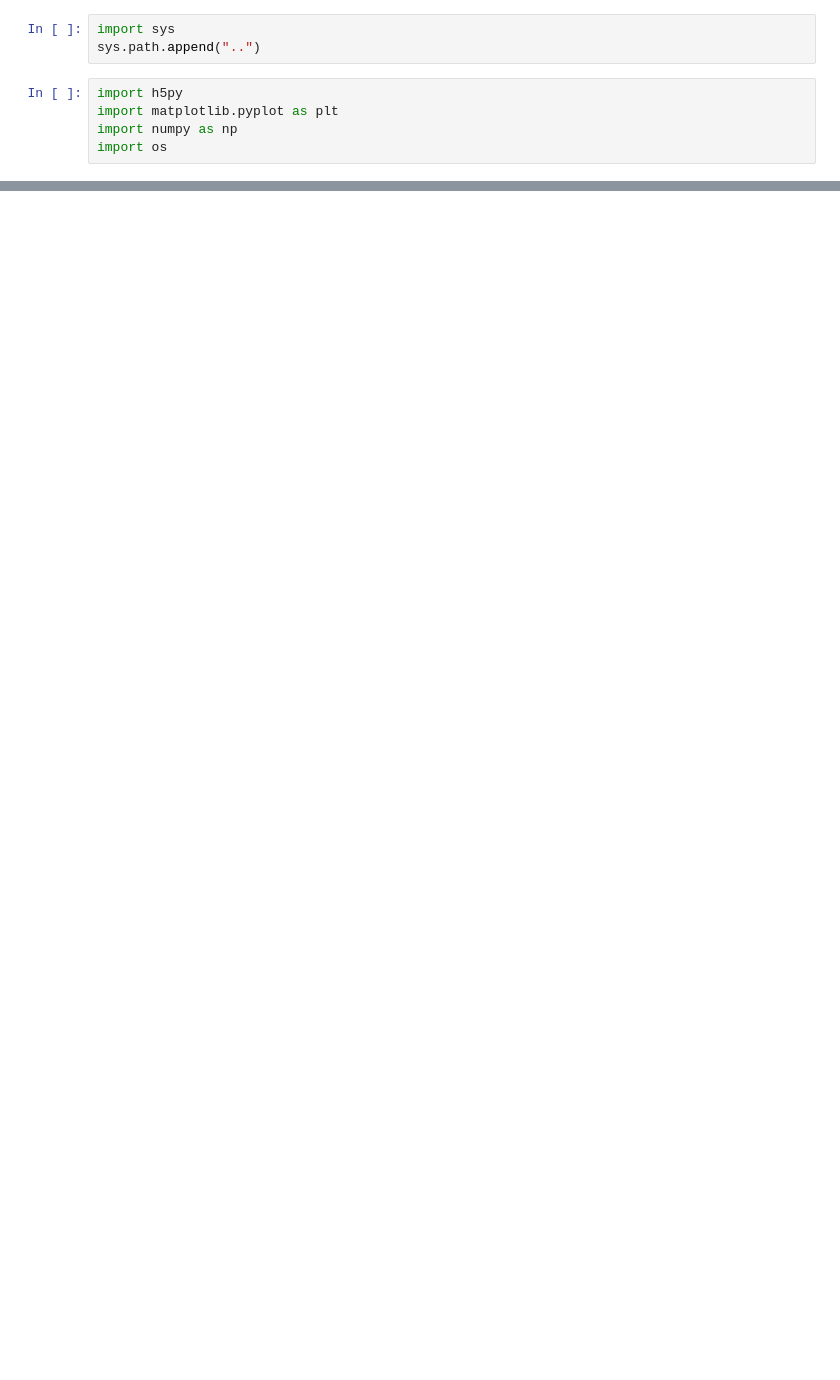
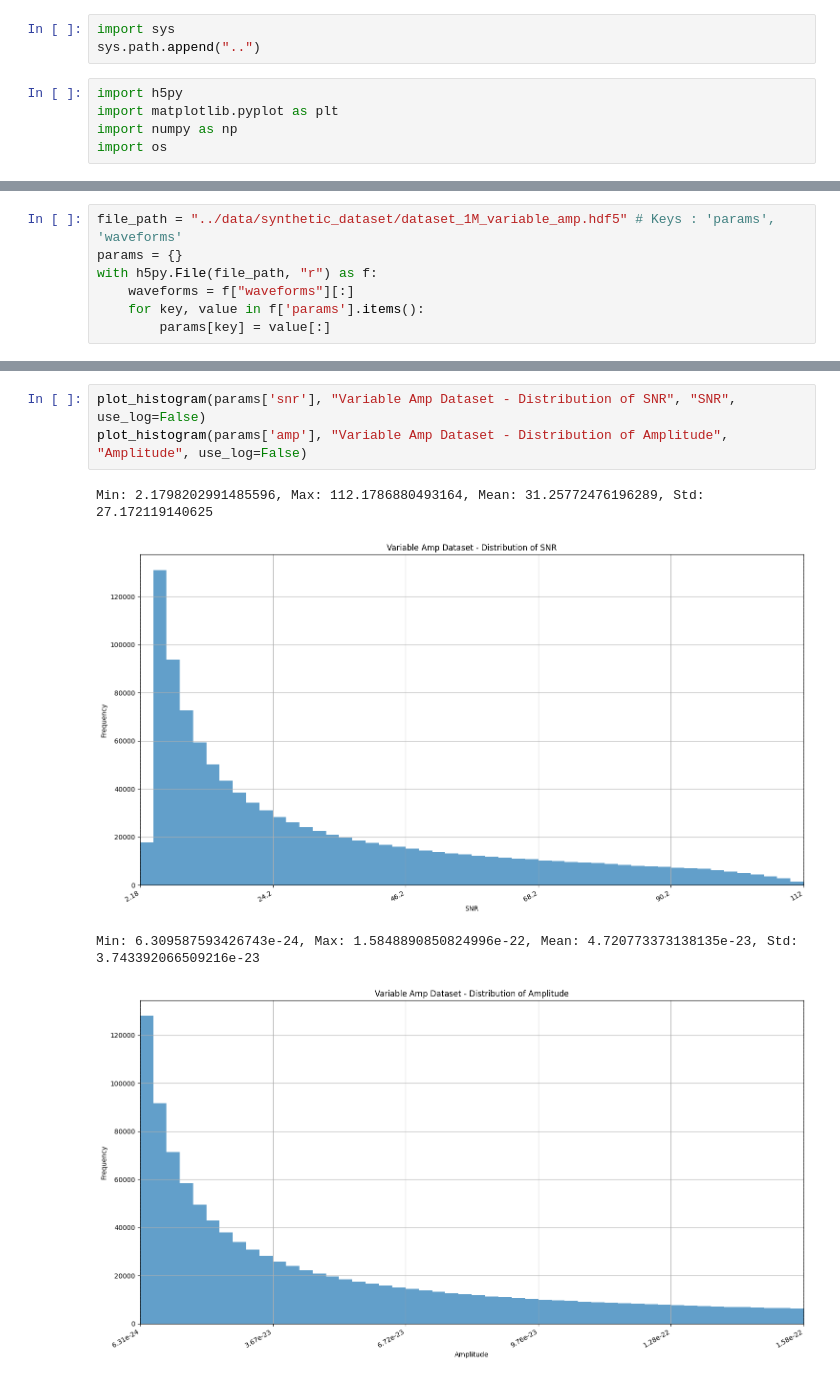
Before and after one commit to TristanDonze/gb-dataset-gen, a Jupyter notebook: examples/visualize_dataset.ipynb, the cells around one changed output, grey strips where cells are left out. Drawn from its saved outputs; the diff is of its cells as text; blank space fills up the shorter version.

```diff
--- a/examples/visualize_dataset.ipynb
+++ b/examples/visualize_dataset.ipynb
@@ -50,0 +83,7 @@ plot_histogram(params['f0'], "Distribution of F0", "F0 (Hz)")
+# %%
+file_path = "../data/synthetic_dataset/dataset_1M_variable_amp.hdf5" # Keys : 'params', 'waveforms'
+params = {}
+with h5py.File(file_path, "r") as f:
+    waveforms = f["waveforms"][:]
+    for key, value in f['params'].items():
+        params[key] = value[:]
@@ -50,0 +100,8 @@ plot_histogram(params['f0'], "Distribution of F0", "F0 (Hz)")
+# %%
+plot_histogram(params['snr'], "Variable Amp Dataset - Distribution of SNR", "SNR", use_log=False)
+plot_histogram(params['amp'], "Variable Amp Dataset - Distribution of Amplitude", "Amplitude", use_log=False)
+# %% [output]
+Min: 2.1798202991485596, Max: 112.1786880493164, Mean: 31.25772476196289, Std: 27.172119140625
+[figure, added]
+Min: 6.309587593426743e-24, Max: 1.5848890850824996e-22, Mean: 4.720773373138135e-23, Std: 3.743392066509216e-23
+[figure, added]
```
Also changed, not shown: parts of 8 cells of this notebook.
